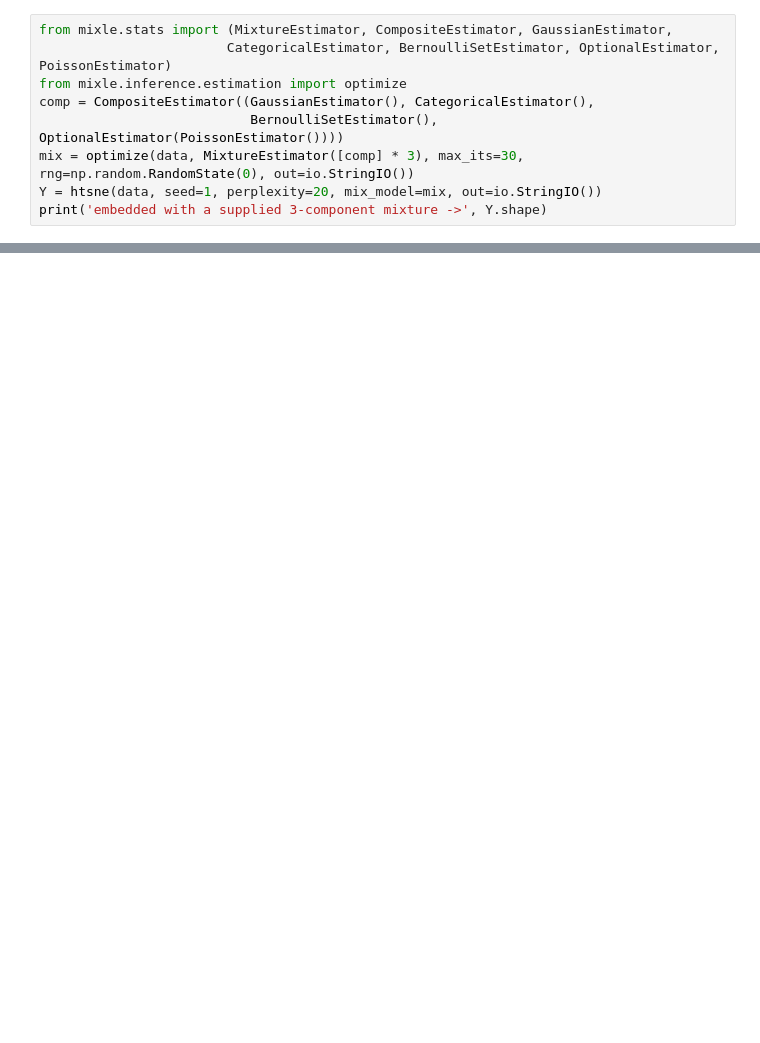
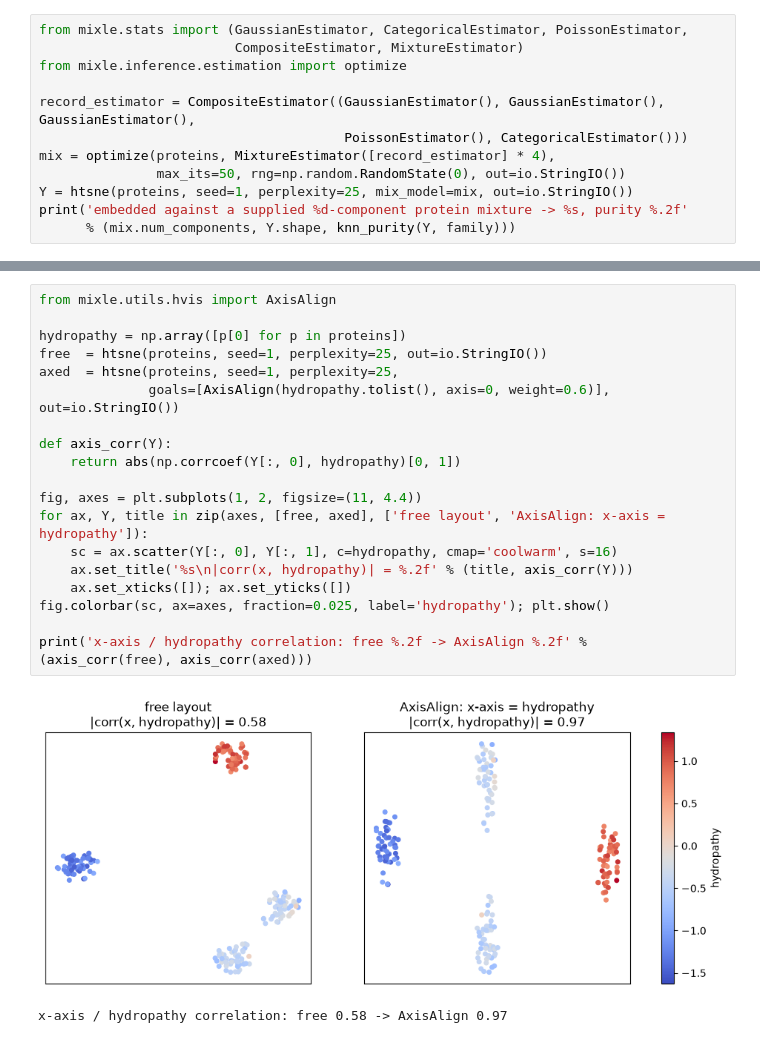
Before and after one commit to gmboquet/mixle-notebooks, a Jupyter notebook: notebooks/tutorials/embedding_with_htsne.ipynb, the cells around one changed output, grey strips where cells are left out. Saved outputs shown, nothing was run; the diff lists cells and outputs as text; blank space fills up the shorter version.

```diff
--- a/notebooks/tutorials/embedding_with_htsne.ipynb
+++ b/notebooks/tutorials/embedding_with_htsne.ipynb
@@ -89,10 +134,13 @@ fig.tight_layout(); plt.show()
 # %%
-from mixle.stats import (MixtureEstimator, CompositeEstimator, GaussianEstimator,
-                        CategoricalEstimator, BernoulliSetEstimator, OptionalEstimator, PoissonEstimator)
+from mixle.stats import (GaussianEstimator, CategoricalEstimator, PoissonEstimator,
+                         CompositeEstimator, MixtureEstimator)
 from mixle.inference.estimation import optimize
-comp = CompositeEstimator((GaussianEstimator(), CategoricalEstimator(),
-                           BernoulliSetEstimator(), OptionalEstimator(PoissonEstimator())))
-mix = optimize(data, MixtureEstimator([comp] * 3), max_its=30, rng=np.random.RandomState(0), out=io.StringIO())
-Y = htsne(data, seed=1, perplexity=20, mix_model=mix, out=io.StringIO())
-print('embedded with a supplied 3-component mixture ->', Y.shape)
+
+record_estimator = CompositeEstimator((GaussianEstimator(), GaussianEstimator(), GaussianEstimator(),
+                                       PoissonEstimator(), CategoricalEstimator()))
+mix = optimize(proteins, MixtureEstimator([record_estimator] * 4),
+               max_its=50, rng=np.random.RandomState(0), out=io.StringIO())
+Y = htsne(proteins, seed=1, perplexity=25, mix_model=mix, out=io.StringIO())
+print('embedded against a supplied %d-component protein mixture -> %s, purity %.2f'
+      % (mix.num_components, Y.shape, knn_purity(Y, family)))
 # %% [output]
@@ -114,0 +155,22 @@ one (stopped after 5 iterations), and a random scatter.
+# %%
+from mixle.utils.hvis import AxisAlign
+
+hydropathy = np.array([p[0] for p in proteins])
+free  = htsne(proteins, seed=1, perplexity=25, out=io.StringIO())
+axed  = htsne(proteins, seed=1, perplexity=25,
+              goals=[AxisAlign(hydropathy.tolist(), axis=0, weight=0.6)], out=io.StringIO())
+
+def axis_corr(Y):
+    return abs(np.corrcoef(Y[:, 0], hydropathy)[0, 1])
+
+fig, axes = plt.subplots(1, 2, figsize=(11, 4.4))
+for ax, Y, title in zip(axes, [free, axed], ['free layout', 'AxisAlign: x-axis = hydropathy']):
+    sc = ax.scatter(Y[:, 0], Y[:, 1], c=hydropathy, cmap='coolwarm', s=16)
+    ax.set_title('%s\n|corr(x, hydropathy)| = %.2f' % (title, axis_corr(Y)))
+    ax.set_xticks([]); ax.set_yticks([])
+fig.colorbar(sc, ax=axes, fraction=0.025, label='hydropathy'); plt.show()
+
+print('x-axis / hydropathy correlation: free %.2f -> AxisAlign %.2f' % (axis_corr(free), axis_corr(axed)))
+# %% [output]
+[figure, added]
+x-axis / hydropathy correlation: free 0.58 -> AxisAlign 0.97
```
Also changed, not shown: parts of 25 cells of this notebook, 1 other file.
